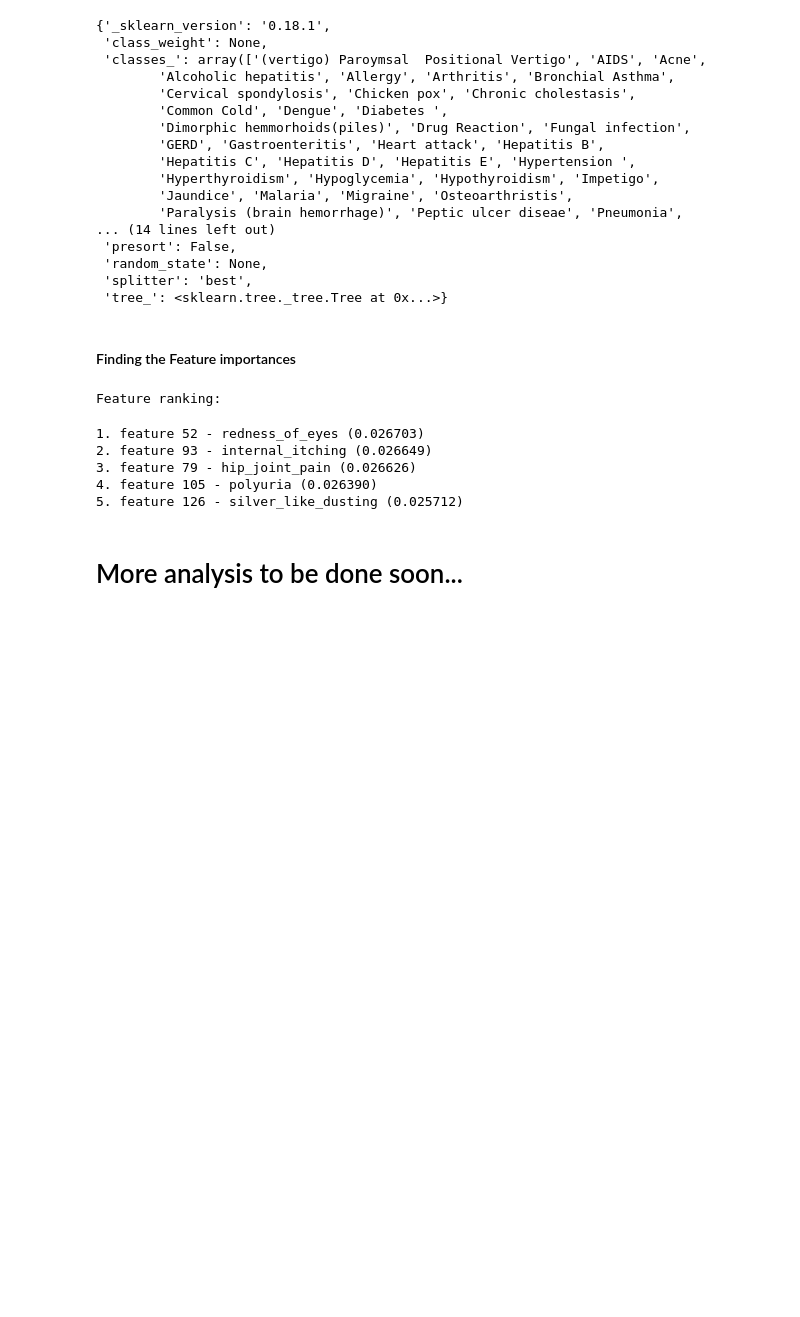
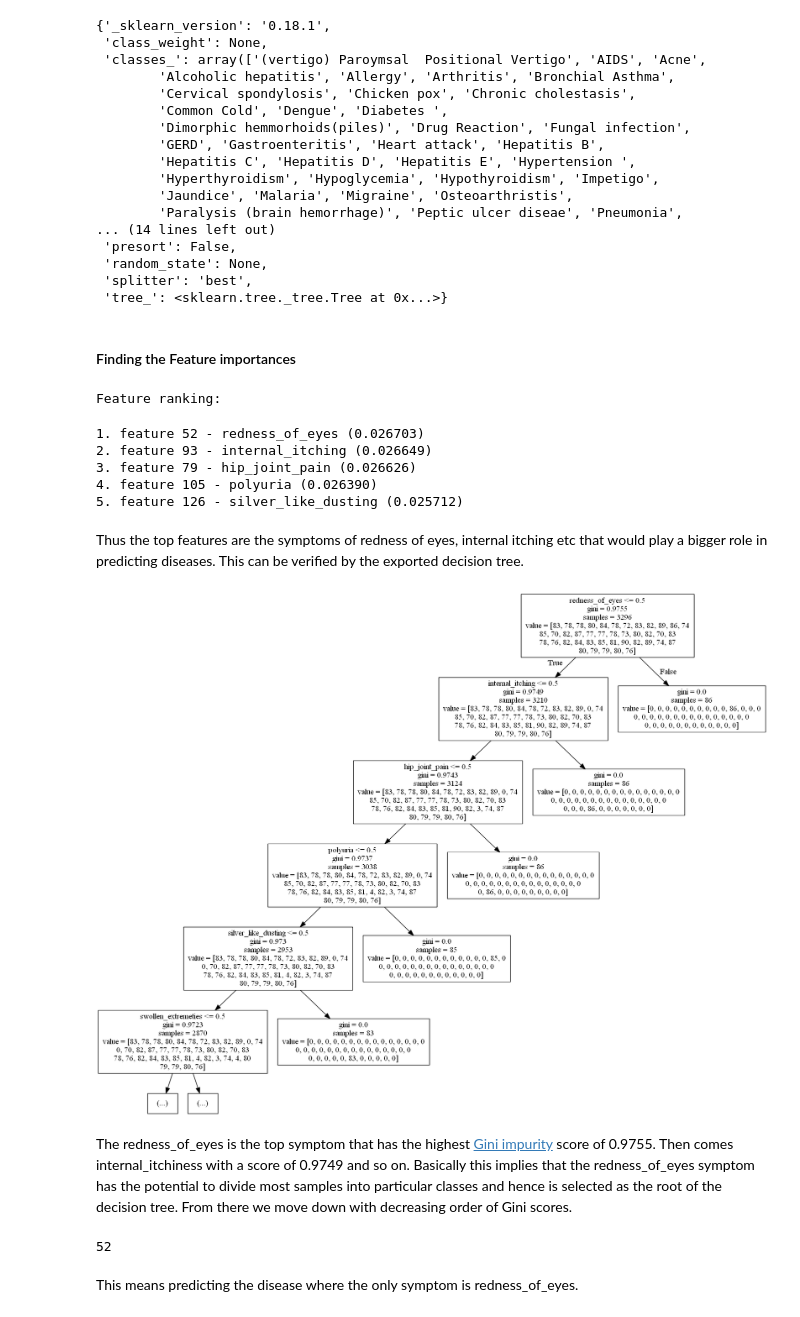
Before and after one commit to Aniruddha-Tapas/Predicting-Diseases-From-Symptoms, a Jupyter notebook: Data-Analysis.ipynb, the cells around one changed output. Saved outputs shown, nothing was run; the diff lists cells and outputs as text; code cells hidden in the pictures; blank space fills up the shorter version.

```diff
--- a/Data-Analysis.ipynb
+++ b/Data-Analysis.ipynb
@@ -494,5 +490,5 @@ for f in range(5):
 3. feature 79 - hip_joint_pain (0.026626)
 4. feature 105 - polyuria (0.026390)
 5. feature 126 - silver_like_dusting (0.025712)
-# %% [markdown]
-# More analysis to be done soon...
+# %% [markdown]
+Thus the top features are the symptoms of redness of eyes, internal itching etc that would play a bigger role in predicting diseases. This can be verified by the exported decision tree.
@@ -498,0 +501,7 @@ for f in range(5):
+# %%
+from IPython.display import Image
+Image(filename='tree-top5.png')
+# %% [output]
+[figure, added]
+# %% [markdown]
+The redness_of_eyes is the top symptom that has the highest [Gini impurity](https://en.wikipedia.org/wiki/Decision_tree_learning#Gini_impurity) score of 0.9755. Then comes internal_itchiness with a score of 0.9749 and so on. Basically this implies that the redness_of_eyes symptom has the potential to divide most samples into particular classes and hence is selected as the root of the decision tree. From there we move down with decreasing order of Gini scores.
@@ -498,0 +512,4 @@ for f in range(5):
+# %%
+feature_dict['redness_of_eyes']
+# %% [output]
+52
@@ -498,0 +518,2 @@ for f in range(5):
+# %% [markdown]
+This means predicting the disease where the only symptom is redness_of_eyes.
```
Also changed, not shown: parts of 20 cells of this notebook, 4 other files.
